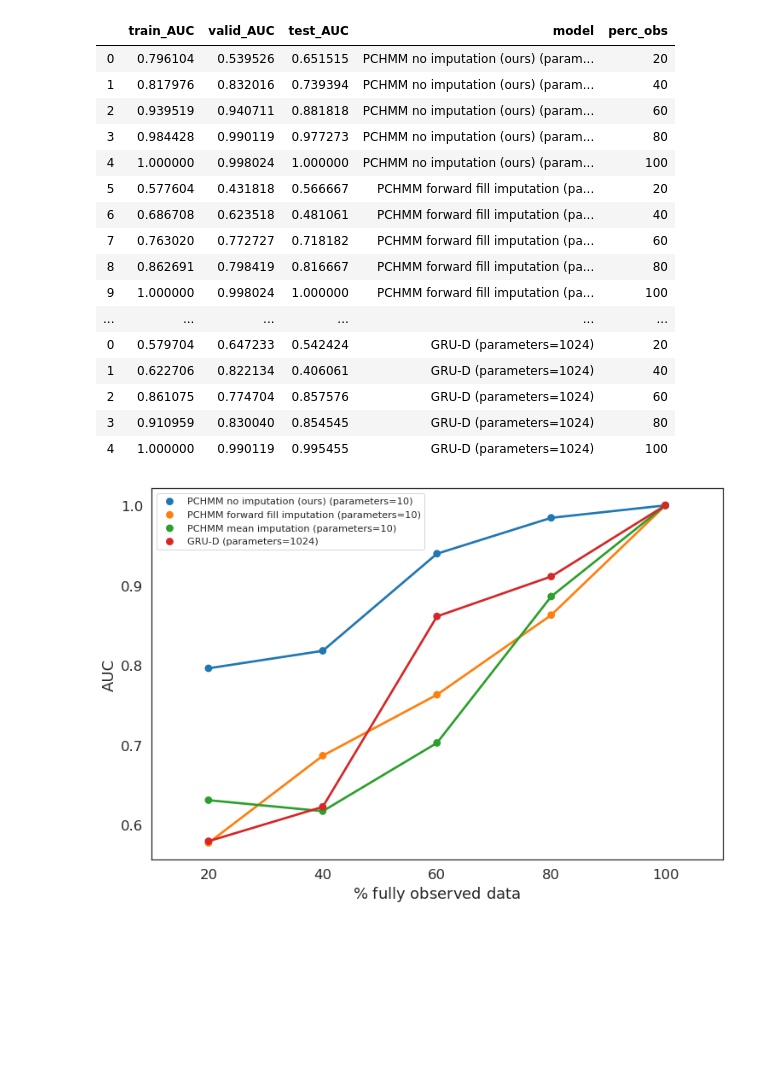
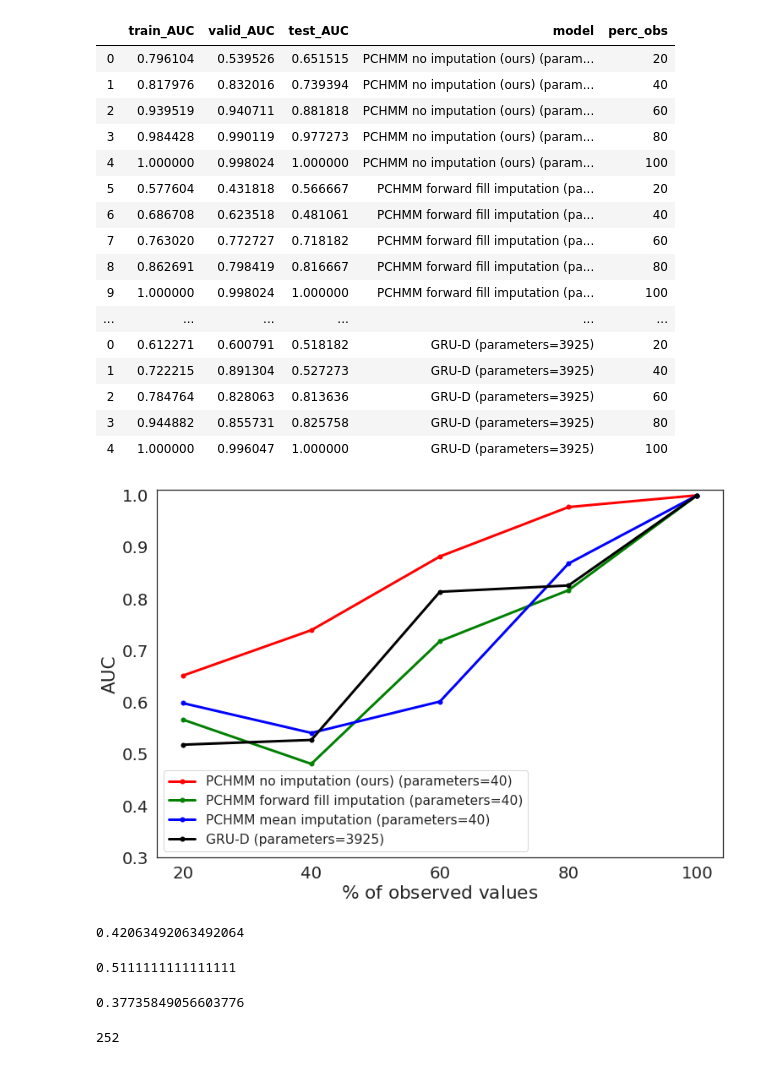
Before and after one commit to tufts-ml/time_series_prediction, a Jupyter notebook: scripts/toy_overheat/notebooks/evaluate_toy_data_performance.ipynb, the cells around one changed output. Saved outputs shown, nothing was run; the diff lists cells and outputs as text; code cells hidden in the pictures; blank space fills up the shorter version.

```diff
--- a/scripts/toy_overheat/notebooks/evaluate_toy_data_performance.ipynb
+++ b/scripts/toy_overheat/notebooks/evaluate_toy_data_performance.ipynb
@@ -24,8 +24,8 @@ searchfor = ['PCHMM']
 s=perf_df_final['model'].copy()
 pchmm_inds = [s.str.contains('|'.join(searchfor))][0]
 gru_inds = ~(pchmm_inds)
-perf_df_final.loc[pchmm_inds, 'model'] = perf_df_final.loc[pchmm_inds, 'model']+ ' (parameters=10)'
-perf_df_final.loc[gru_inds, 'model'] = perf_df_final.loc[gru_inds, 'model']+ ' (parameters=1024)'
+perf_df_final.loc[pchmm_inds, 'model'] = perf_df_final.loc[pchmm_inds, 'model']+ ' (parameters=40)'
+perf_df_final.loc[gru_inds, 'model'] = perf_df_final.loc[gru_inds, 'model']+ ' (parameters=3925)'
 perf_df_final
 # pchmm_inds = perf_df_final['model'].contains('PCHMM')
 # %% [output]
@@ -41,23 +41,33 @@ perf_df_final
 | 8 | 0.862691 | 0.798419 | 0.816667 | PCHMM forward fill imputation (pa... | 80 |
 | 9 | 1.000000 | 0.998024 | 1.000000 | PCHMM forward fill imputation (pa... | 100 |
 | ... | ... | ... | ... | ... | ... |
-| 0 | 0.579704 | 0.647233 | 0.542424 | GRU-D (parameters=1024) | 20 |
-| 1 | 0.622706 | 0.822134 | 0.406061 | GRU-D (parameters=1024) | 40 |
-| 2 | 0.861075 | 0.774704 | 0.857576 | GRU-D (parameters=1024) | 60 |
-| 3 | 0.910959 | 0.830040 | 0.854545 | GRU-D (parameters=1024) | 80 |
-| 4 | 1.000000 | 0.990119 | 0.995455 | GRU-D (parameters=1024) | 100 |
+| 0 | 0.612271 | 0.600791 | 0.518182 | GRU-D (parameters=3925) | 20 |
+| 1 | 0.722215 | 0.891304 | 0.527273 | GRU-D (parameters=3925) | 40 |
+| 2 | 0.784764 | 0.828063 | 0.813636 | GRU-D (parameters=3925) | 60 |
+| 3 | 0.944882 | 0.855731 | 0.825758 | GRU-D (parameters=3925) | 80 |
+| 4 | 1.000000 | 0.996047 | 1.000000 | GRU-D (parameters=3925) | 100 |
 # %%
 f, ax = plt.subplots(1, 1, figsize=(12, 8))
 sns.set_style("white") # or use "white" if we don't want grid lines
-sns.set_context("notebook", font_scale=1.5)
+sns.set_context("notebook", font_scale=1.8)
 # sns.set(font_scale=1.4)
-sns.pointplot(data=perf_df_final, x='perc_obs', y='train_AUC', hue='model', ax=ax, marker='.')
+
+x=perf_df_final['perc_obs'].unique()
+models = perf_df_final['model'].unique()
+model_colors = ['r', 'g', 'b', 'k']
+
+for ii, model in enumerate(models):
+    curr_inds = perf_df_final['model']==model
+    curr_model_auc_over_perc_obs = perf_df_final.loc[curr_inds, 'test_AUC'].values
+    ax.plot(x, curr_model_auc_over_perc_obs, marker='.', color=model_colors[ii], label=model, lw=3, markersize=10)
+#     sns.pointplot(data=perf_df_final, x='perc_obs', y='train_AUC', hue='model', ax=ax, marker='.')
 ax.set_ylabel('AUC')
-ax.set_xlabel(r'$\%$ fully observed data')
-ax.legend(fontsize=11.3)
-# ax.set_ylim([0.335, 1.02])
+ax.set_xlabel(r'$\%$ of observed values')
+ax.legend(fontsize=15.5)
+ax.set_ylim([0.3, 1.01])
+ax.set_xticks([20, 40, 60, 80, 100])
 f.savefig('toy_data_performance_pchmm_vs_grud_missing_data.png',bbox_inches='tight', pad_inches=0)
 f.savefig('toy_data_performance_pchmm_vs_grud_missing_data.pdf',bbox_inches='tight', pad_inches=0)
 plt.show()
 # %% [output]
-[figure, old version]
+[figure, new version]
@@ -63,0 +80,16 @@ plt.show()
+# %%
+y_train_df['did_overheat_binary_label'].sum()/len(y_train_df)
+# %% [output]
+0.42063492063492064
+# %%
+y_valid_df['did_overheat_binary_label'].sum()/len(y_valid_df)
+# %% [output]
+0.5111111111111111
+# %%
+y_test_df['did_overheat_binary_label'].sum()/len(y_test_df)
+# %% [output]
+0.37735849056603776
+# %%
+len(y_train_df)
+# %% [output]
+252
```
Also changed, not shown: parts of 3 cells of this notebook, 50 other files.
